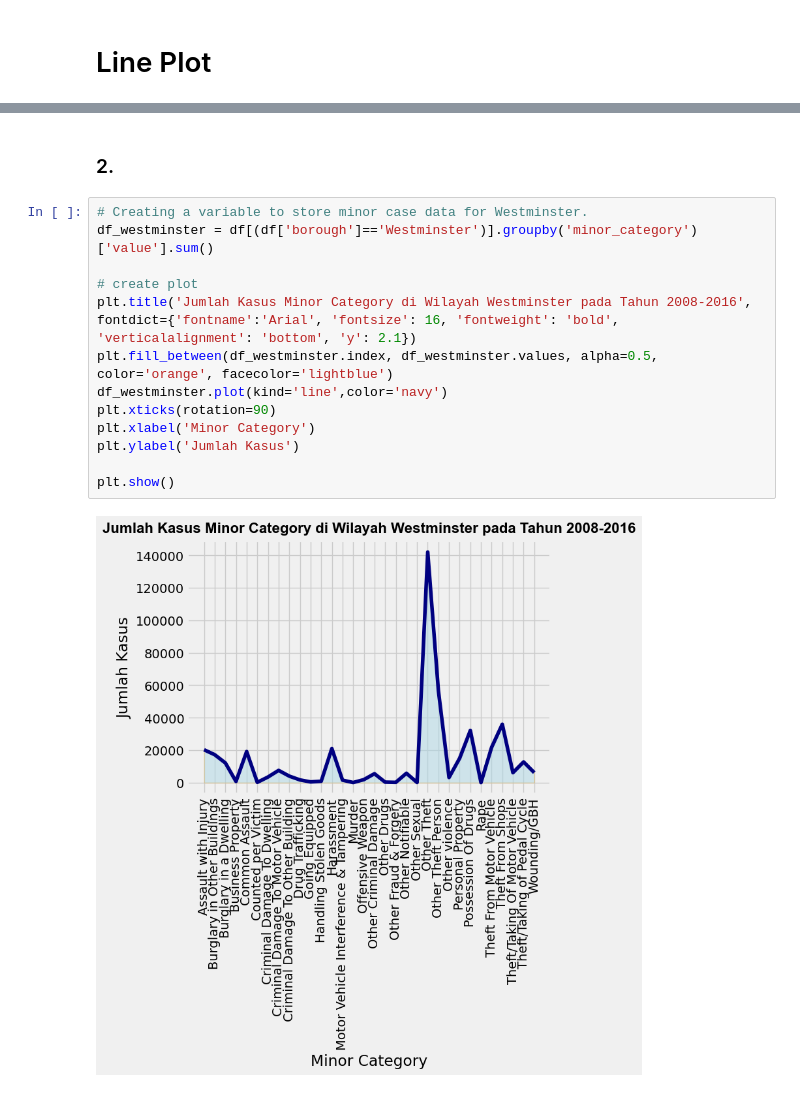
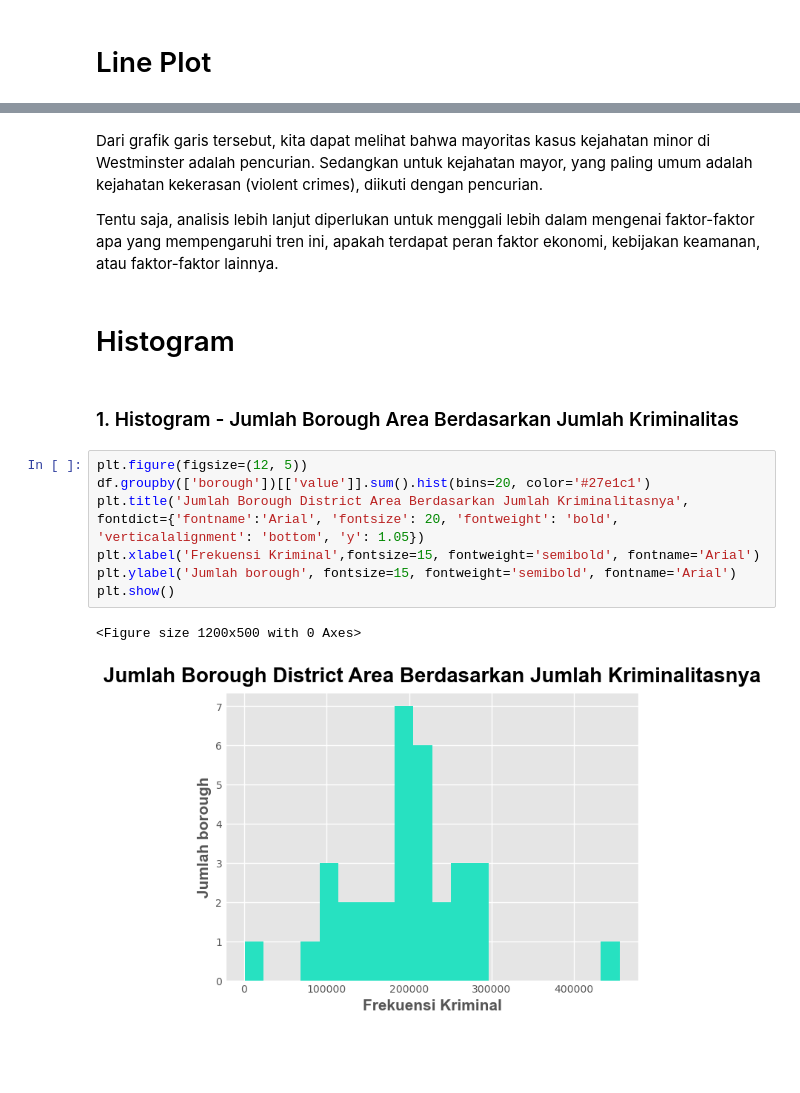
Before and after one commit to nuraln/python-01, a Jupyter notebook: data-crime-analism.ipynb, the cells around one changed output, grey strips where cells are left out. Saved outputs shown, nothing was run; the diff lists cells and outputs as text; blank space fills up the shorter version.

```diff
--- a/data-crime-analism.ipynb
+++ b/data-crime-analism.ipynb
@@ -318,17 +335,18 @@ plt.show()
+# %% [markdown]
+Dari grafik garis tersebut, kita dapat melihat bahwa mayoritas kasus kejahatan minor di Westminster adalah pencurian. Sedangkan untuk kejahatan mayor, yang paling umum adalah kejahatan kekerasan (violent crimes), diikuti dengan pencurian.
+
+Tentu saja, analisis lebih lanjut diperlukan untuk menggali lebih dalam mengenai faktor-faktor apa yang mempengaruhi tren ini, apakah terdapat peran faktor ekonomi, kebijakan keamanan, atau faktor-faktor lainnya.
 # %% [markdown]
-### 2.
+# Histogram
-# %%
-# Creating a variable to store minor case data for Westminster.
-df_westminster = df[(df['borough']=='Westminster')].groupby('minor_category')['value'].sum()
-
-# create plot
-plt.title('Jumlah Kasus Minor Category di Wilayah Westminster pada Tahun 2008-2016', fontdict={'fontname':'Arial', 'fontsize': 16, 'fontweight': 'bold', 'verticalalignment': 'bottom', 'y': 2.1})
-plt.fill_between(df_westminster.index, df_westminster.values, alpha=0.5, color='orange', facecolor='lightblue')
-df_westminster.plot(kind='line',color='navy')
-plt.xticks(rotation=90)
-plt.xlabel('Minor Category')
-plt.ylabel('Jumlah Kasus')
-
-plt.show()
-# %% [output]
-[figure, removed]
+# %% [markdown]
+### 1. Histogram - Jumlah Borough Area Berdasarkan Jumlah Kriminalitas
+# %%
+plt.figure(figsize=(12, 5))
+df.groupby(['borough'])[['value']].sum().hist(bins=20, color='#27e1c1')
+plt.title('Jumlah Borough District Area Berdasarkan Jumlah Kriminalitasnya', fontdict={'fontname':'Arial', 'fontsize': 20, 'fontweight': 'bold', 'verticalalignment': 'bottom', 'y': 1.05})
+plt.xlabel('Frekuensi Kriminal',fontsize=15, fontweight='semibold', fontname='Arial')
+plt.ylabel('Jumlah borough', fontsize=15, fontweight='semibold', fontname='Arial')
+plt.show()
+# %% [output]
+<Figure size 1200x500 with 0 Axes>
+[figure, added]
```
Also changed, not shown: parts of 5 cells of this notebook.
